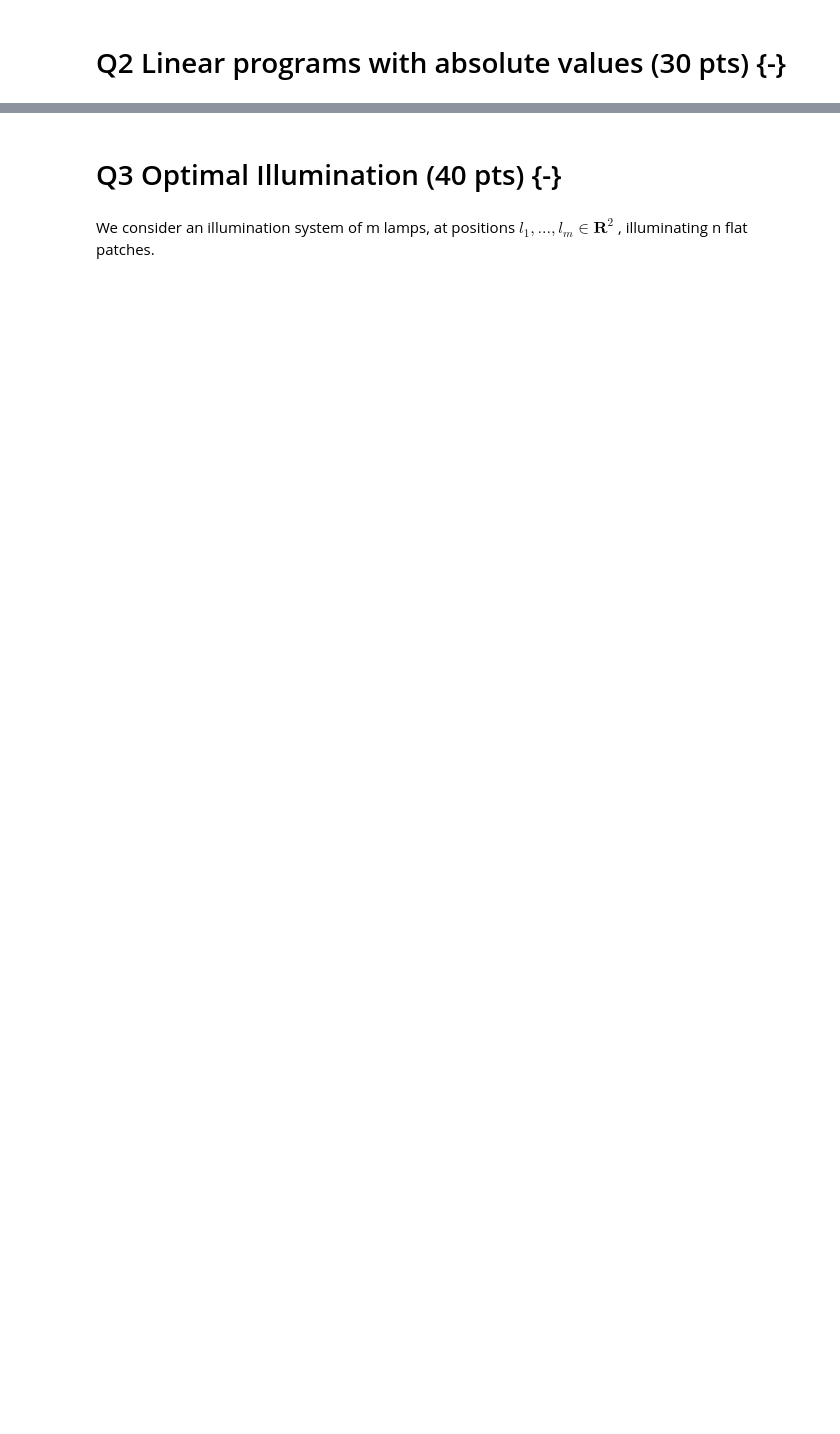
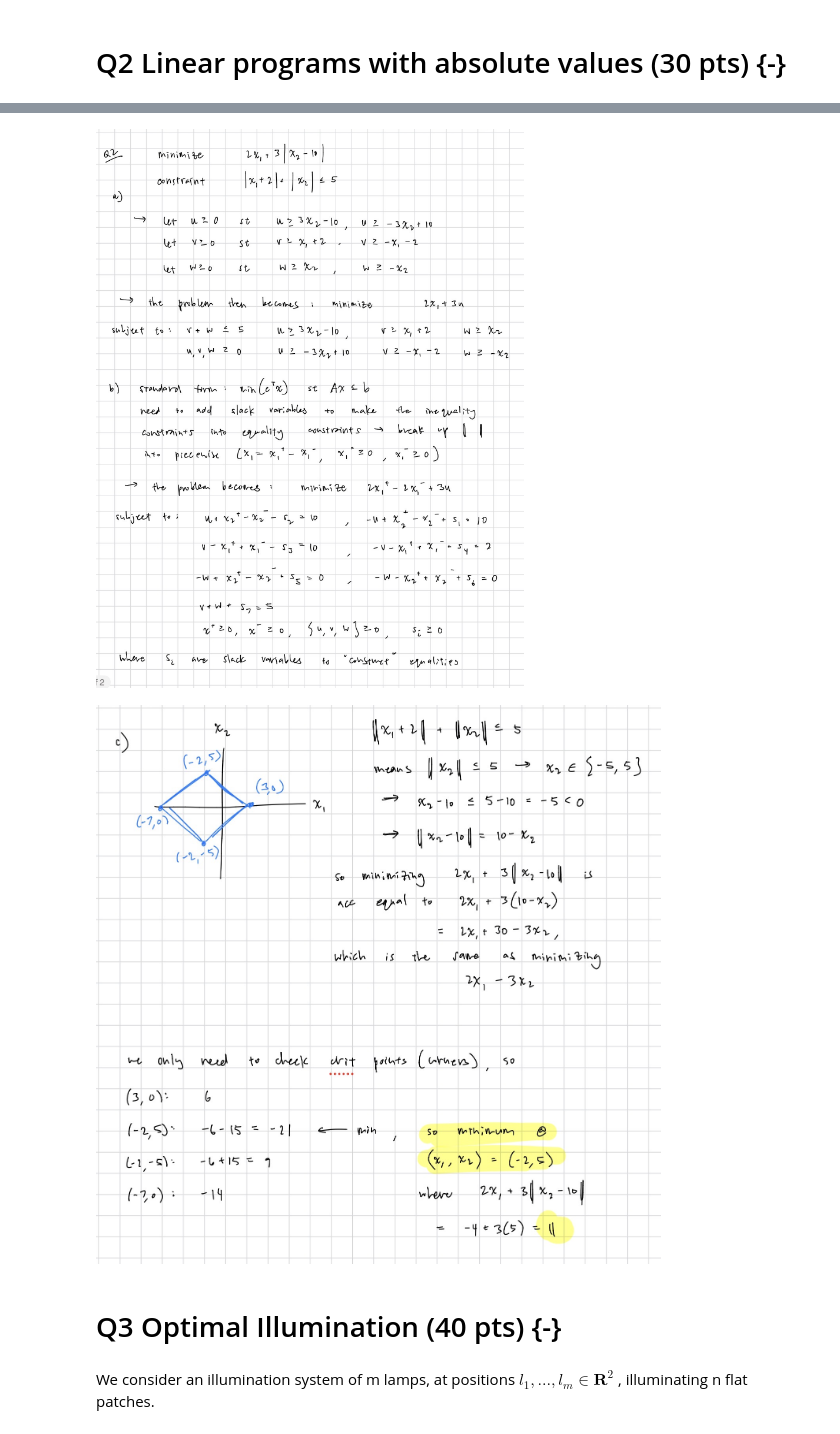
Before and after one commit to andygcui/orf307_pset4, a Jupyter notebook: Homework 4.ipynb, the cells around one changed output, grey strips where cells are left out. Saved outputs shown, nothing was run; the diff lists cells and outputs as text; code cells hidden in the pictures; blank space fills up the shorter version.

```diff
--- a/Homework 4.ipynb
+++ b/Homework 4.ipynb
@@ -96,3 +133,10 @@ $$
+# %%
+from IPython.display import Image, display
+
+display(Image("2a,b.jpg", width=600), Image("2c.jpg", width=600))
+# %% [output]
+[figure, added]
+[figure, added]
 # %% [markdown]
 # Q3 Optimal Illumination (40 pts) {-}
 # %% [markdown]
```
Also changed, not shown: parts of 9 cells of this notebook.
